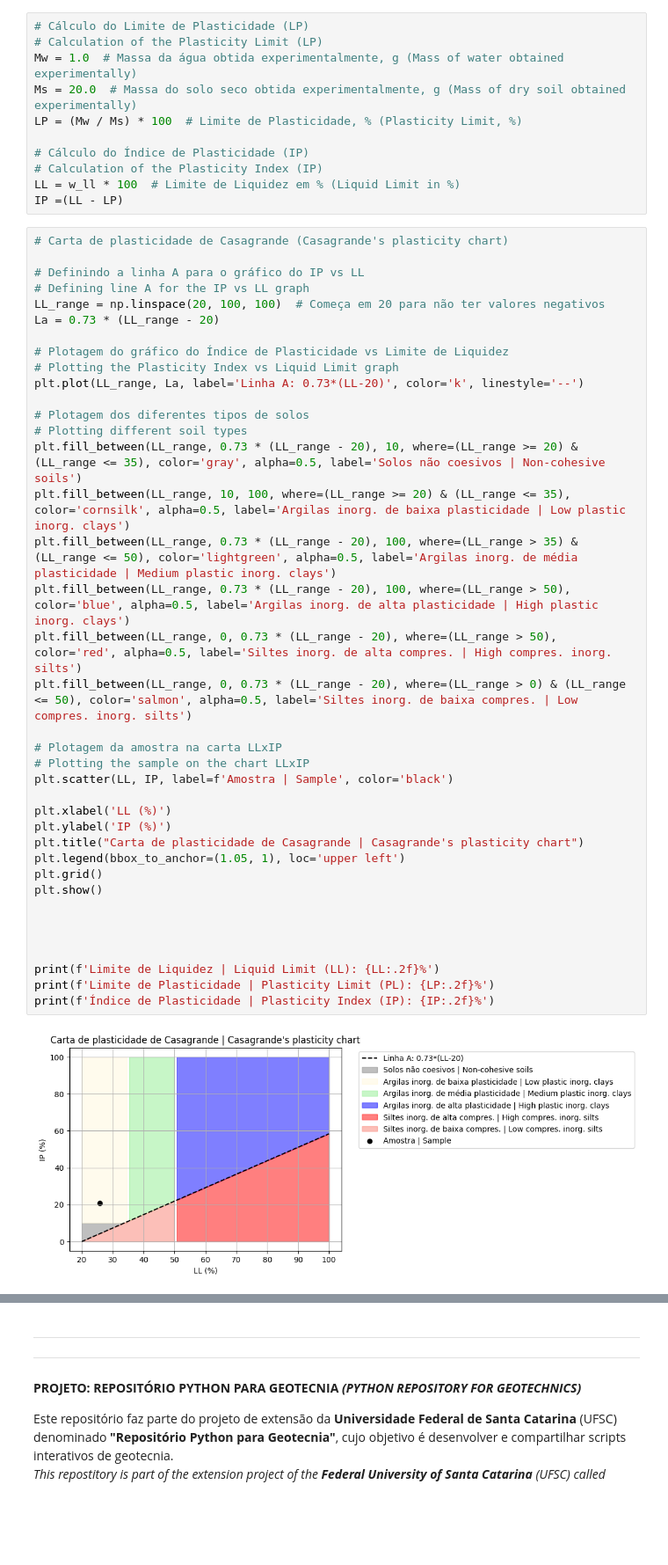
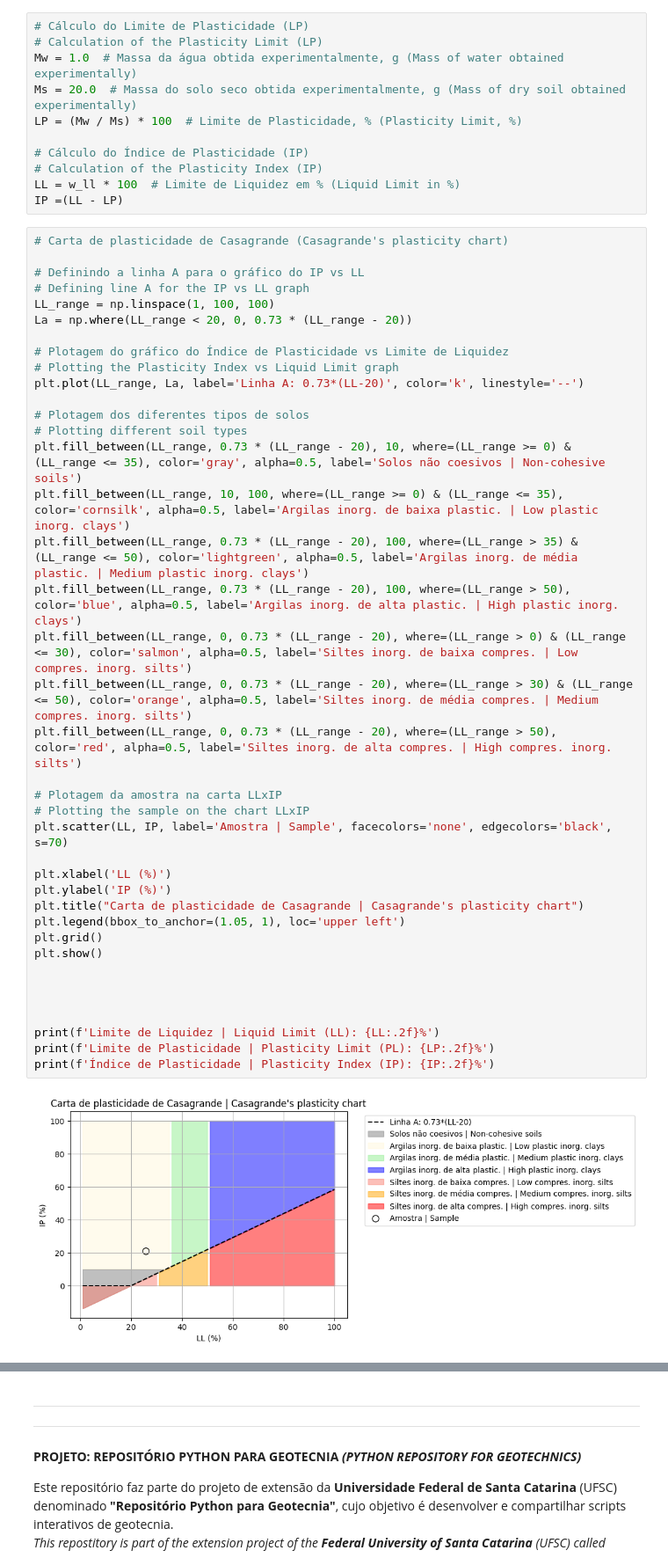
Before and after one commit to geoUFSC/learning, a Jupyter notebook: Casagrande plasticidade_Plasticity chart.ipynb, the cells around one changed output, grey strips where cells are left out. Shown: that part at 88% size. Cells and saved outputs as stored; diff of their text form; blank space fills up the shorter version.

```diff
--- a/Casagrande plasticidade_Plasticity chart.ipynb
+++ b/Casagrande plasticidade_Plasticity chart.ipynb
@@ -65,42 +65,43 @@ IP =(LL - LP)
 # Carta de plasticidade de Casagrande (Casagrande's plasticity chart)
 
 # Definindo a linha A para o gráfico do IP vs LL
 # Defining line A for the IP vs LL graph
-LL_range = np.linspace(20, 100, 100)  # Começa em 20 para não ter valores negativos
-La = 0.73 * (LL_range - 20)
+LL_range = np.linspace(1, 100, 100)
+La = np.where(LL_range < 20, 0, 0.73 * (LL_range - 20))
 
 # Plotagem do gráfico do Índice de Plasticidade vs Limite de Liquidez
 # Plotting the Plasticity Index vs Liquid Limit graph
 plt.plot(LL_range, La, label='Linha A: 0.73*(LL-20)', color='k', linestyle='--')
 
 # Plotagem dos diferentes tipos de solos
 # Plotting different soil types
-plt.fill_between(LL_range, 0.73 * (LL_range - 20), 10, where=(LL_range >= 20) & (LL_range <= 35), color='gray', alpha=0.5, label='Solos não coesivos | Non-cohesive soils')
-plt.fill_between(LL_range, 10, 100, where=(LL_range >= 20) & (LL_range <= 35), color='cornsilk', alpha=0.5, label='Argilas inorg. de baixa plasticidade | Low plastic inorg. clays')
-plt.fill_between(LL_range, 0.73 * (LL_range - 20), 100, where=(LL_range > 35) & (LL_range <= 50), color='lightgreen', alpha=0.5, label='Argilas inorg. de média plasticidade | Medium plastic inorg. clays')
-plt.fill_between(LL_range, 0.73 * (LL_range - 20), 100, where=(LL_range > 50), color='blue', alpha=0.5, label='Argilas inorg. de alta plasticidade | High plastic inorg. clays')
+plt.fill_between(LL_range, 0.73 * (LL_range - 20), 10, where=(LL_range >= 0) & (LL_range <= 35), color='gray', alpha=0.5, label='Solos não coesivos | Non-cohesive soils')
+plt.fill_between(LL_range, 10, 100, where=(LL_range >= 0) & (LL_range <= 35), color='cornsilk', alpha=0.5, label='Argilas inorg. de baixa plastic. | Low plastic inorg. clays')
+plt.fill_between(LL_range, 0.73 * (LL_range - 20), 100, where=(LL_range > 35) & (LL_range <= 50), color='lightgreen', alpha=0.5, label='Argilas inorg. de média plastic. | Medium plastic inorg. clays')
+plt.fill_between(LL_range, 0.73 * (LL_range - 20), 100, where=(LL_range > 50), color='blue', alpha=0.5, label='Argilas inorg. de alta plastic. | High plastic inorg. clays')
+plt.fill_between(LL_range, 0, 0.73 * (LL_range - 20), where=(LL_range > 0) & (LL_range <= 30), color='salmon', alpha=0.5, label='Siltes inorg. de baixa compres. | Low compres. inorg. silts')
+plt.fill_between(LL_range, 0, 0.73 * (LL_range - 20), where=(LL_range > 30) & (LL_range <= 50), color='orange', alpha=0.5, label='Siltes inorg. de média compres. | Medium compres. inorg. silts')
 plt.fill_between(LL_range, 0, 0.73 * (LL_range - 20), where=(LL_range > 50), color='red', alpha=0.5, label='Siltes inorg. de alta compres. | High compres. inorg. silts')
-plt.fill_between(LL_range, 0, 0.73 * (LL_range - 20), where=(LL_range > 0) & (LL_range <= 50), color='salmon', alpha=0.5, label='Siltes inorg. de baixa compres. | Low compres. inorg. silts')
 
 # Plotagem da amostra na carta LLxIP
 # Plotting the sample on the chart LLxIP
-plt.scatter(LL, IP, label=f'Amostra | Sample', color='black')
+plt.scatter(LL, IP, label='Amostra | Sample', facecolors='none', edgecolors='black', s=70)
 
 plt.xlabel('LL (%)')
 plt.ylabel('IP (%)')
 plt.title("Carta de plasticidade de Casagrande | Casagrande's plasticity chart")
 plt.legend(bbox_to_anchor=(1.05, 1), loc='upper left')
 plt.grid()
 plt.show()
 
 
 
 
 print(f'Limite de Liquidez | Liquid Limit (LL): {LL:.2f}%')
 print(f'Limite de Plasticidade | Plasticity Limit (PL): {LP:.2f}%')
 print(f'Índice de Plasticidade | Plasticity Index (IP): {IP:.2f}%')
 # %% [output]
-[figure, old version]
+[figure, new version]
 Limite de Liquidez | Liquid Limit (LL): 25.89%
 Limite de Plasticidade | Plasticity Limit (PL): 5.00%
 Índice de Plasticidade | Plasticity Index (IP): 20.89%
```
Also changed, not shown: 3 other files.
